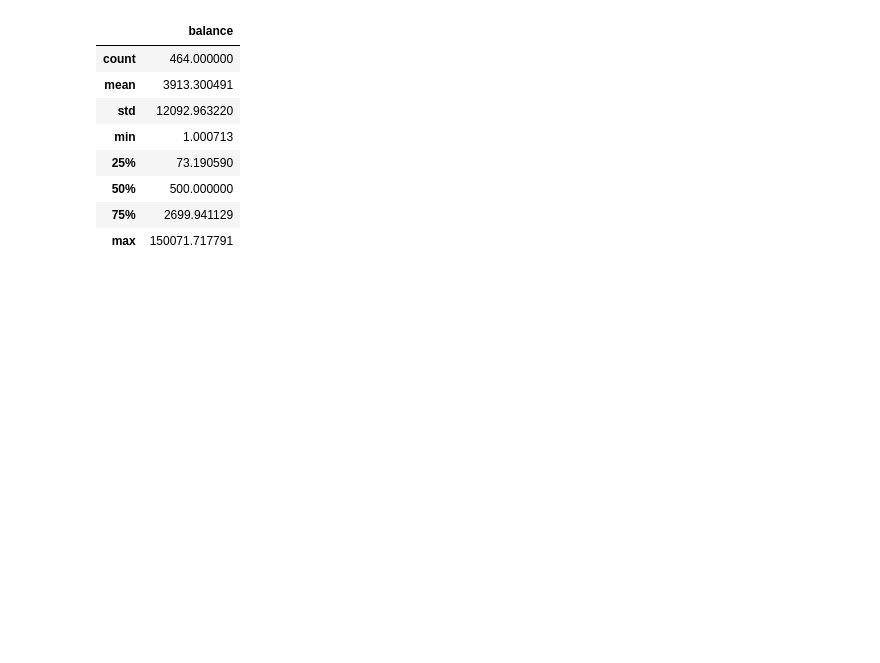
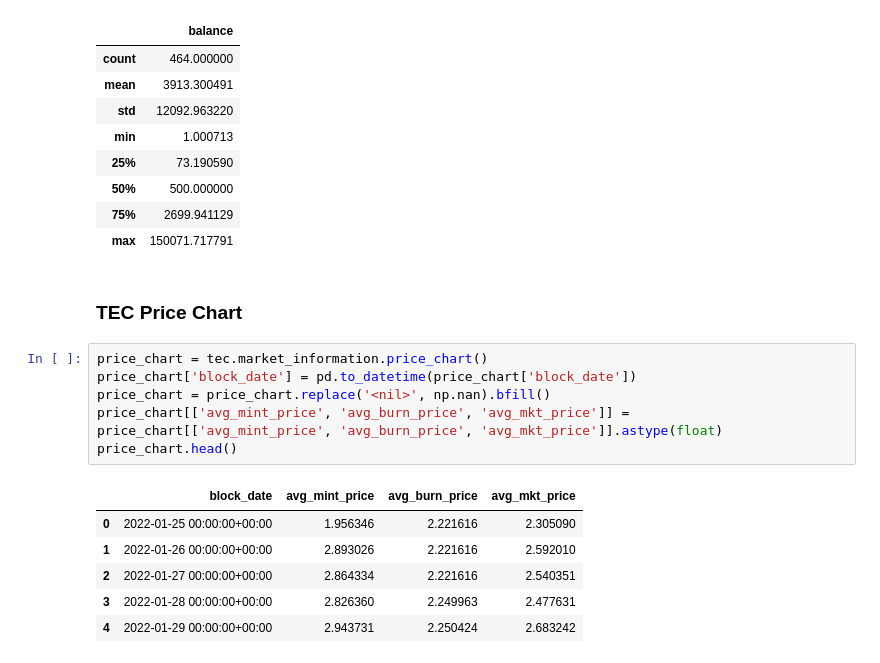
Before and after one commit to bonding-curves/conding, a Jupyter notebook: nbs/2_tec_analysis.ipynb, the cells around one changed output. Cells and saved outputs as stored; diff of their text form; blank space fills up the shorter version.

```diff
--- a/nbs/2_tec_analysis.ipynb
+++ b/nbs/2_tec_analysis.ipynb
@@ -33,3 +61,18 @@ holders_distribution[['balance']].describe()
 | 50% | 500.000000 |
 | 75% | 2699.941129 |
 | max | 150071.717791 |
+# %% [markdown]
+### TEC Price Chart
+# %%
+price_chart = tec.market_information.price_chart()
+price_chart['block_date'] = pd.to_datetime(price_chart['block_date'])
+price_chart = price_chart.replace('<nil>', np.nan).bfill()
+price_chart[['avg_mint_price', 'avg_burn_price', 'avg_mkt_price']] = price_chart[['avg_mint_price', 'avg_burn_price', 'avg_mkt_price']].astype(float)
+price_chart.head()
+# %% [output]
+|  | block_date | avg_mint_price | avg_burn_price | avg_mkt_price |
+| 0 | 2022-01-25 00:00:00+00:00 | 1.956346 | 2.221616 | 2.305090 |
+| 1 | 2022-01-26 00:00:00+00:00 | 2.893026 | 2.221616 | 2.592010 |
+| 2 | 2022-01-27 00:00:00+00:00 | 2.864334 | 2.221616 | 2.540351 |
+| 3 | 2022-01-28 00:00:00+00:00 | 2.826360 | 2.249963 | 2.477631 |
+| 4 | 2022-01-29 00:00:00+00:00 | 2.943731 | 2.250424 | 2.683242 |
```
Also changed, not shown: parts of 15 cells of this notebook, 12 other files.
